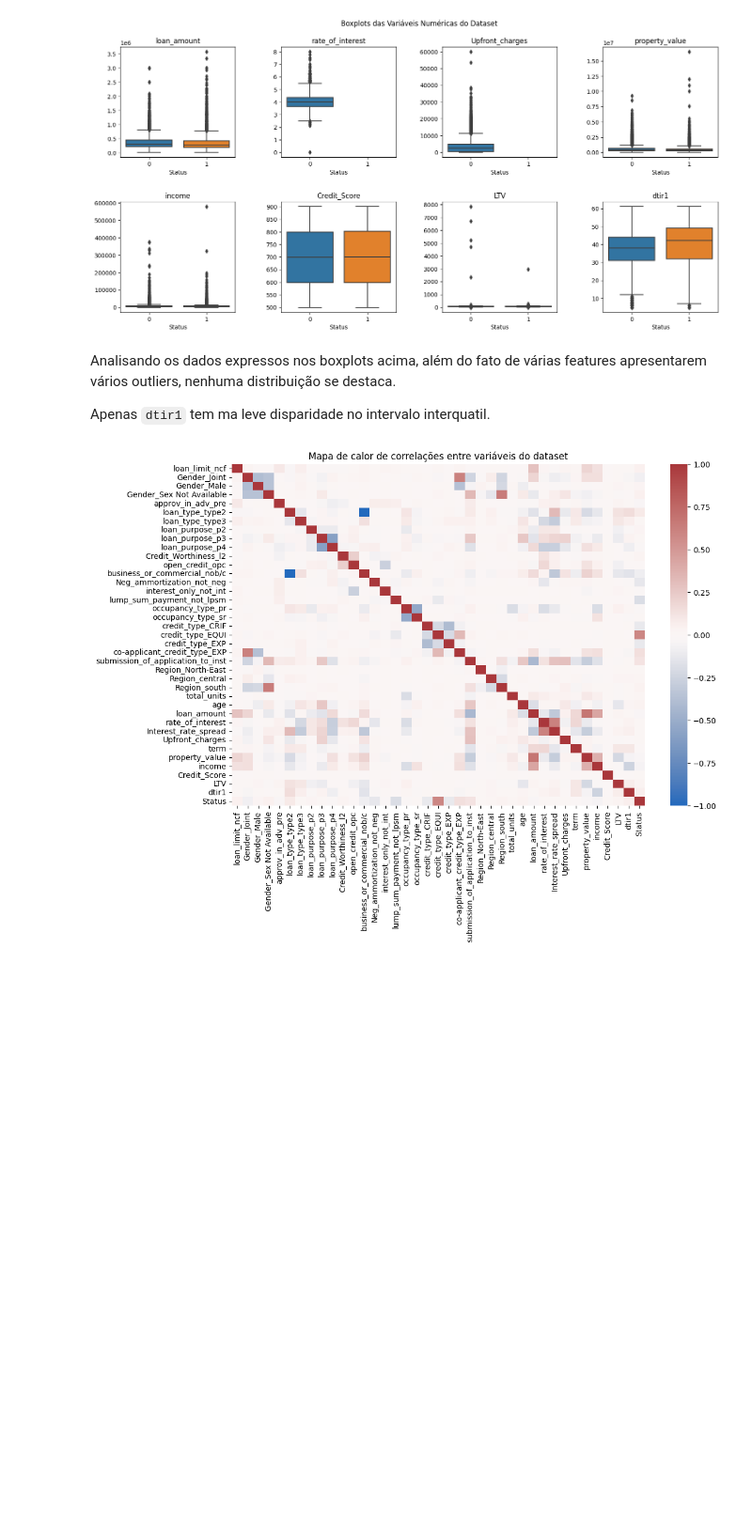
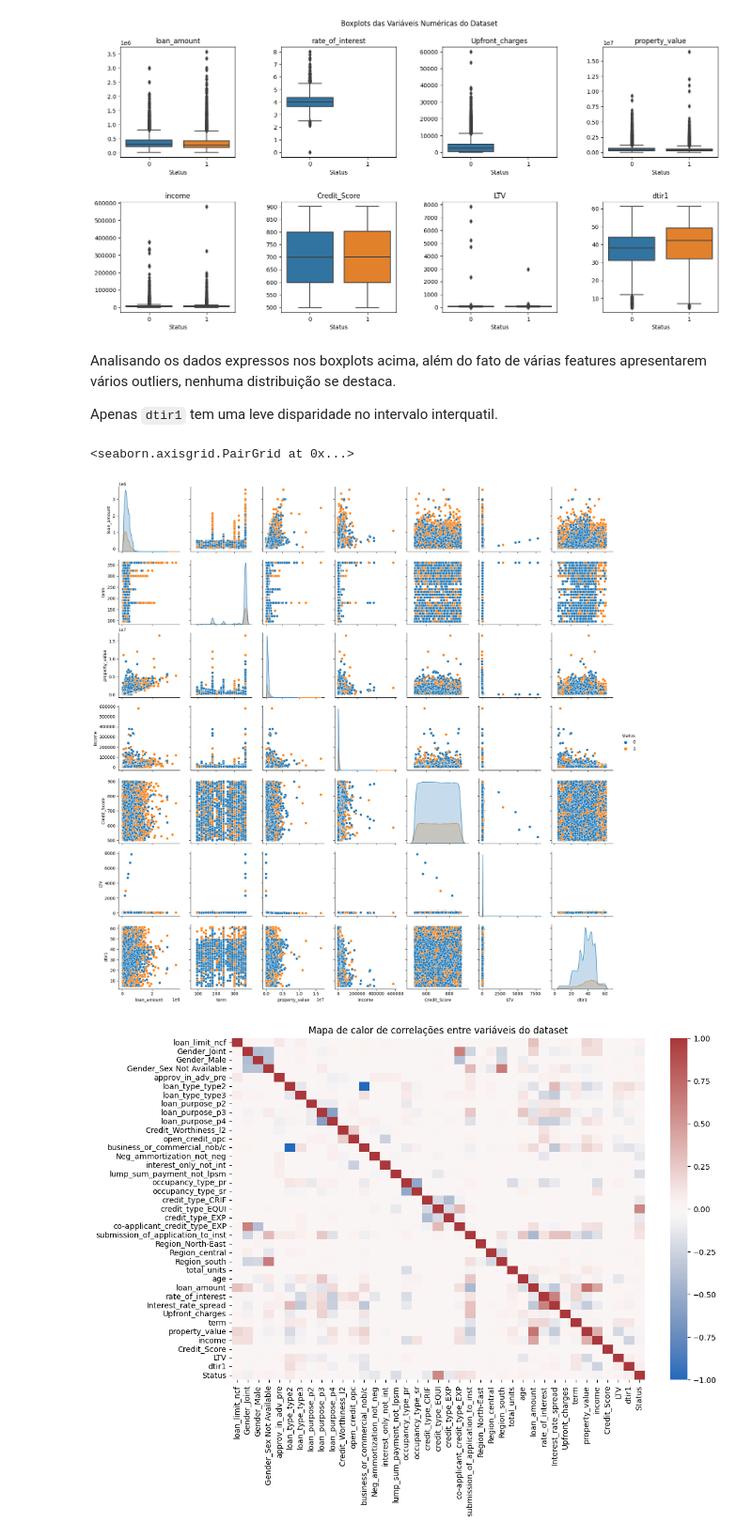
Before and after one commit to fernandobrancher/project_machine_learning_iii, a Jupyter notebook: project_loan_defaulters.ipynb, the cells around one changed output. Shown at 94% size. Drawn from its saved outputs; the diff is of its cells as text; code cells hidden in the pictures; blank space fills up the shorter version.

````diff
--- a/project_loan_defaulters.ipynb
+++ b/project_loan_defaulters.ipynb
@@ -582,7 +588,12 @@ plt.show()
 # %% [markdown]
 Analisando os dados expressos nos boxplots acima, além do fato de várias features apresentarem vários outliers, nenhuma distribuição se destaca.
 
-Apenas ```dtir1``` tem ma leve disparidade no intervalo interquatil.
+Apenas ```dtir1``` tem uma leve disparidade no intervalo interquatil.
+# %%
+sns.pairplot(data=df, hue='Status')
+# %% [output]
+<seaborn.axisgrid.PairGrid at 0x...>
+[figure, added]
 # %%
 X_treino = X_train_transformed.copy()
 X_treino['Status'] = y_train
````
Also changed, not shown: parts of 16 cells of this notebook.
